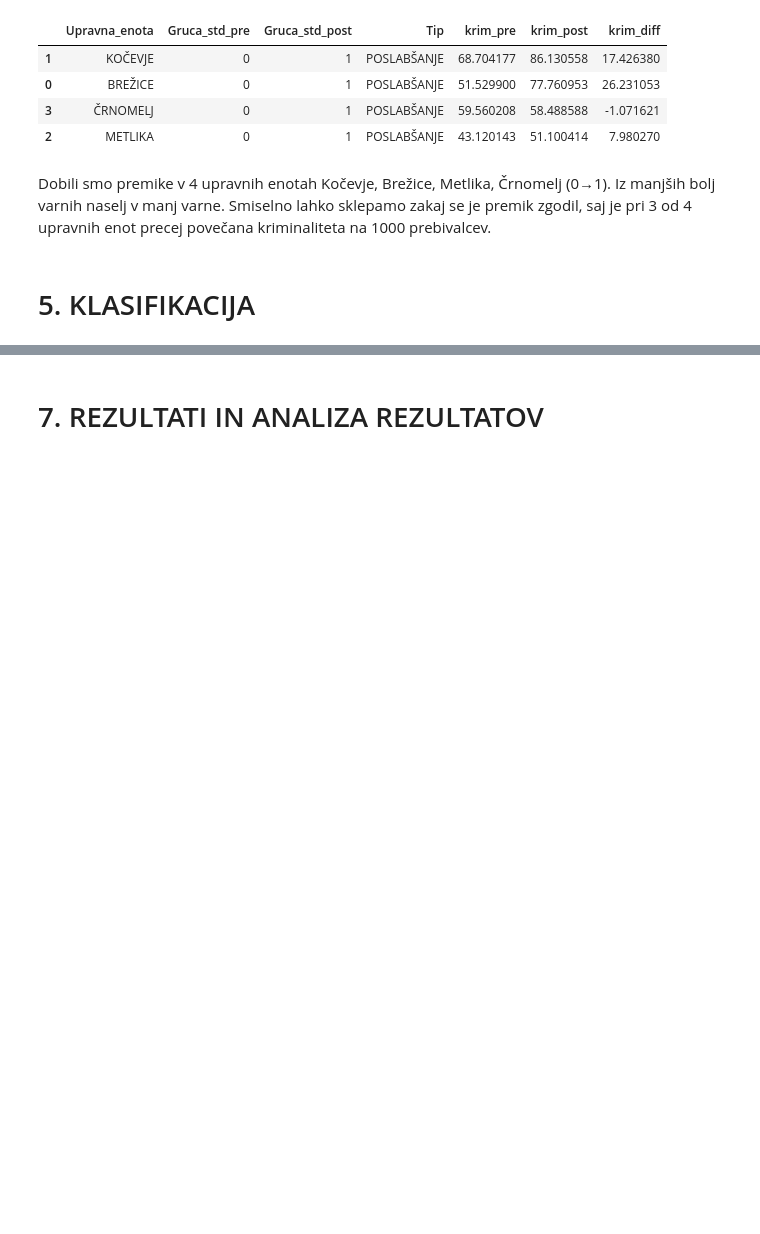
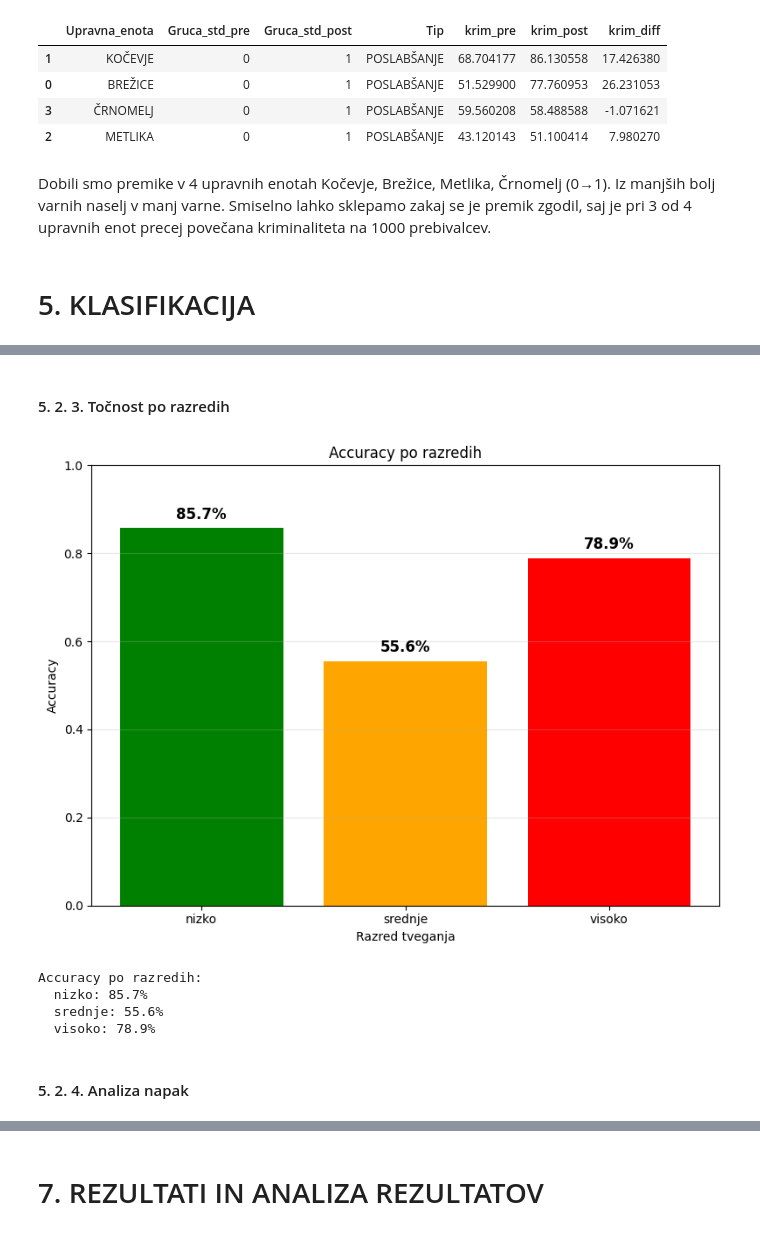
Before and after one commit to matijag13/kriminaliteta, a Jupyter notebook: ISSU_Projekt_Gusel.ipynb, the cells around one changed output, grey strips where cells are left out. Drawn from its saved outputs; the diff is of its cells as text; code cells hidden in the pictures; blank space fills up the shorter version.

```diff
--- a/ISSU_Projekt_Gusel.ipynb
+++ b/ISSU_Projekt_Gusel.ipynb
@@ -573,6 +573,7 @@ df_master["delez_edu_very_high"] =  df_master["Visokošolska_3"] / df_master["Pr
 
 # Starostne skupine (deleži)
 df_master["delez_age_0_14"]  = df_master["0-14 let"] / df_master["Prebivalstvo"]
+df_master["delez_age_15_18"] = df_master["15-18 let"] / df_master["Prebivalstvo"]
 df_master["delez_age_19_26"] = df_master["19-26 let"] / df_master["Prebivalstvo"]
 df_master["delez_age_27_64"] = df_master["27-64 let"] / df_master["Prebivalstvo"]
 df_master["delez_age_65p"]   = df_master["65 + let"] / df_master["Prebivalstvo"]
@@ -2335,0 +1405,10 @@ Zemljevid je ustvarjen! (Prikazujem spodaj)
+# %%
+df_test["napoved"] = y_pred_2024
+df_test["pravilno"] = df_test["razred_tveganja"] == df_test["napoved"]
+
+print("="*60)
+print("NAPOVEDI PO UPRAVNIH ENOTAH (2024)")
+print("="*60)
+print(df_test[["Upravna_enota", "razred_tveganja", "napoved", "pravilno"]].to_string(index=False))
+
+print(f"\nPravilnih napovedi: {df_test['pravilno'].sum()}/{len(df_test)}")
@@ -2335,0 +1489,27 @@ Zemljevid je ustvarjen! (Prikazujem spodaj)
+# %% [markdown]
+#### 5. 2. 3. Točnost po razredih
+# %%
+
+plt. figure(figsize=(8, 6))
+plt.bar(error_summary. index, error_summary["accuracy"], color=["green", "orange", "red"])
+plt.xlabel("Razred tveganja")
+plt.ylabel("Accuracy")
+plt.title("Accuracy po razredih")
+plt.ylim(0, 1)
+for i, v in enumerate(error_summary["accuracy"]):
+    plt.text(i, v + 0.02, f"{v*100:.1f}%", ha="center", fontsize=12, fontweight="bold")
+plt.grid(axis='y', alpha=0.3)
+plt.tight_layout()
+plt.show()
+
+print("\nAccuracy po razredih:")
+for razred, acc in error_summary["accuracy"].items():
+    print(f"  {razred}: {acc*100:.1f}%")
+# %% [output]
+[figure, added]
+Accuracy po razredih:
+  nizko: 85.7%
+  srednje: 55.6%
+  visoko: 78.9%
+# %% [markdown]
+#### 5. 2. 4. Analiza napak
```
Also changed, not shown: parts of 108 cells of this notebook.
